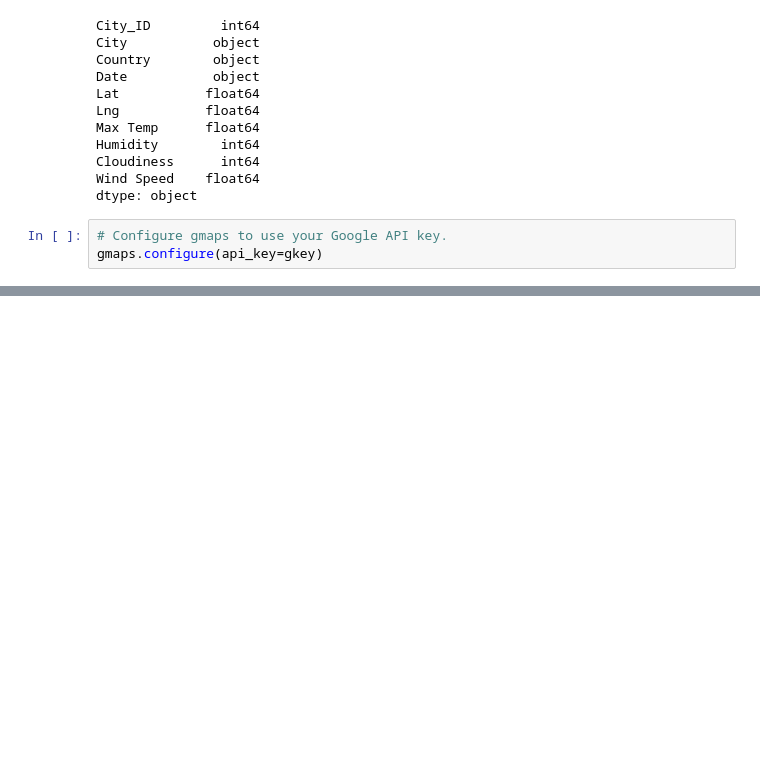
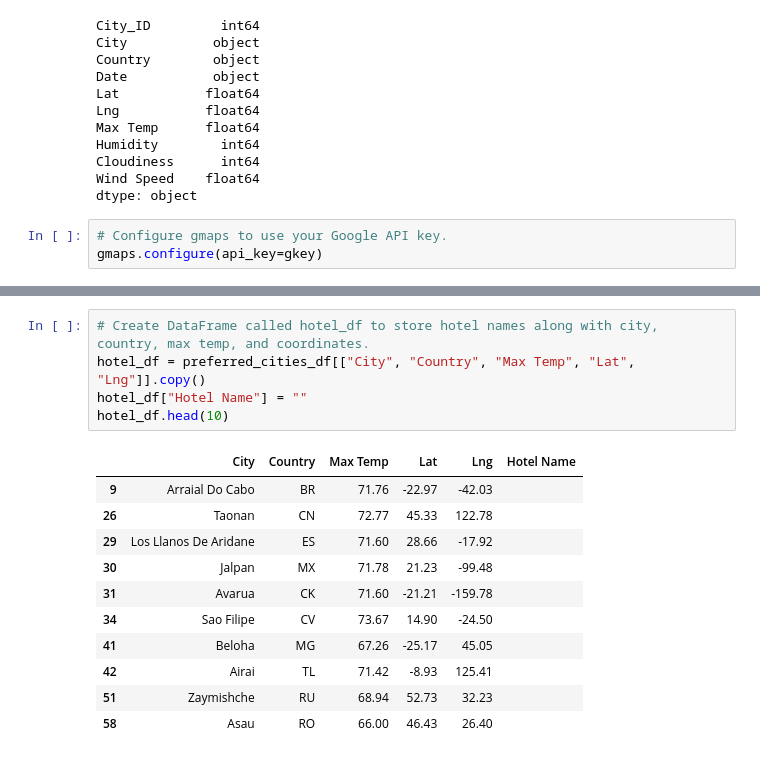
Before and after one commit to mariawolf29/World_Weather_Analysis, a Jupyter notebook: WeatherPy.ipynb, the cells around one changed output, grey strips where cells are left out. Drawn from its saved outputs; the diff is of its cells as text; blank space fills up the shorter version.

```diff
--- a/WeatherPy.ipynb
+++ b/WeatherPy.ipynb
@@ -540,0 +620,17 @@ heat_layer = gmaps.heatmap_layer(locations, weights=max_temp)
+# %%
+# Create DataFrame called hotel_df to store hotel names along with city, country, max temp, and coordinates.
+hotel_df = preferred_cities_df[["City", "Country", "Max Temp", "Lat", "Lng"]].copy()
+hotel_df["Hotel Name"] = ""
+hotel_df.head(10)
+# %% [output]
+|  | City | Country | Max Temp | Lat | Lng | Hotel Name |
+| 9 | Arraial Do Cabo | BR | 71.76 | -22.97 | -42.03 |  |
+| 26 | Taonan | CN | 72.77 | 45.33 | 122.78 |  |
+| 29 | Los Llanos De Aridane | ES | 71.60 | 28.66 | -17.92 |  |
+| 30 | Jalpan | MX | 71.78 | 21.23 | -99.48 |  |
+| 31 | Avarua | CK | 71.60 | -21.21 | -159.78 |  |
+| 34 | Sao Filipe | CV | 73.67 | 14.90 | -24.50 |  |
+| 41 | Beloha | MG | 67.26 | -25.17 | 45.05 |  |
+| 42 | Airai | TL | 71.42 | -8.93 | 125.41 |  |
+| 51 | Zaymishche | RU | 68.94 | 52.73 | 32.23 |  |
+| 58 | Asau | RO | 66.00 | 46.43 | 26.40 |  |
```
Also changed, not shown: parts of 41 cells of this notebook.
